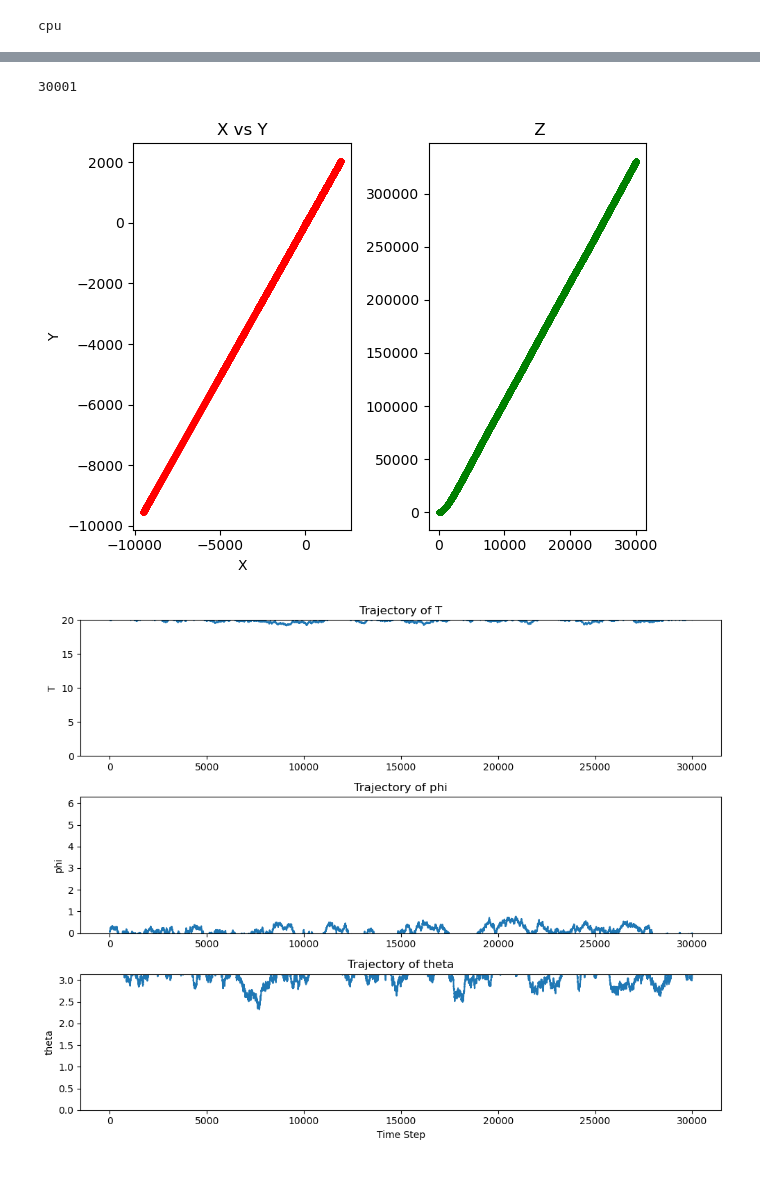
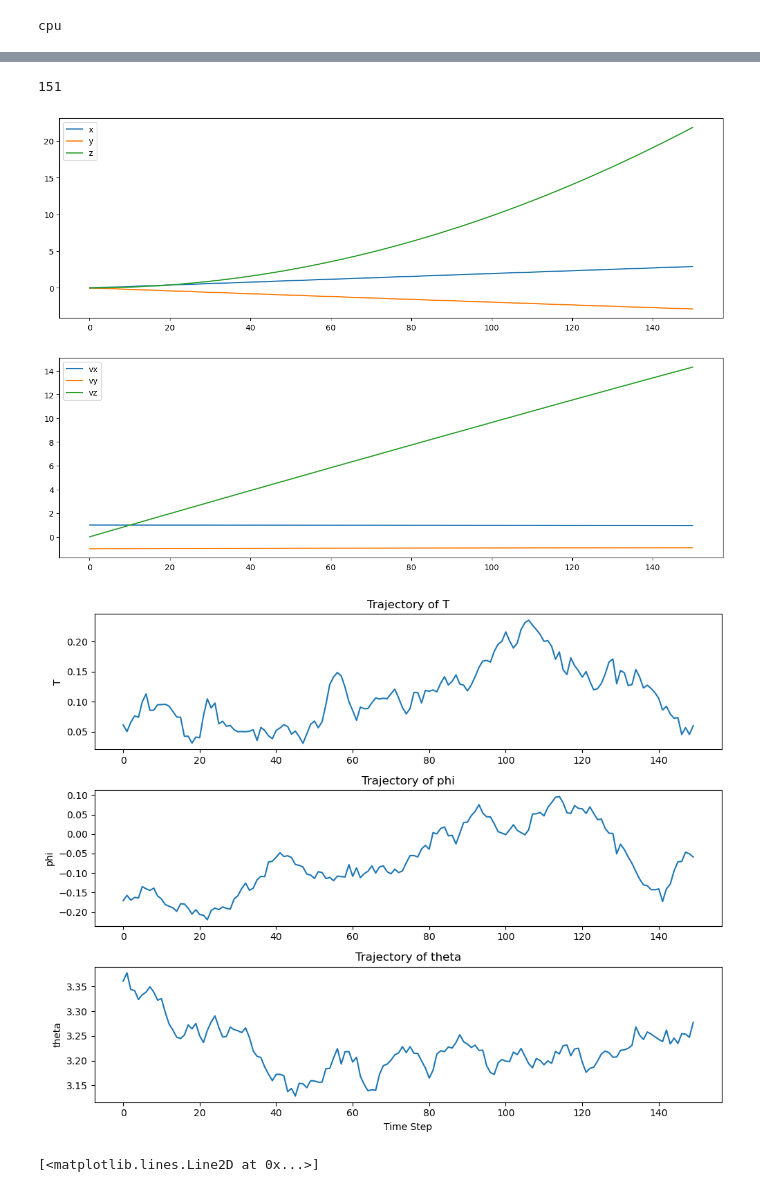
Before and after one commit to BuzzingTaz/RL-Project-2, a Jupyter notebook: DDPG.ipynb, the cells around one changed output, grey strips where cells are left out. Drawn from its saved outputs; the diff is of its cells as text; code cells hidden in the pictures.

```diff
--- a/DDPG.ipynb
+++ b/DDPG.ipynb
@@ -294,19 +295,24 @@ def plot_trajectory(states):
     y = [state[2] for state in states]
     z = [state[4] for state in states]
 
+    vx = [state[1] for state in states]
+    vy = [state[3] for state in states]
+    vz = [state[5] for state in states]
 
-    plt.subplot(1, 2, 1)
-    plt.plot(x, y, 'r.-')
-    plt.title('X vs Y')
-    plt.xlabel('X')
-    plt.ylabel('Y')
+    fig = plt.figure(figsize=(15, 10))
 
-    # Plotting x vs z
-    plt.subplot(1, 2, 2)
-    plt.plot(z, 'g.-')
-    plt.title(' Z')
+    plt.subplot(2, 1, 1)
+    plt.plot(x, label = 'x')
+    plt.plot(y, label = 'y')
+    plt.plot(z, label = 'z')
+    plt.legend()
 
-    plt.tight_layout()
+    plt.subplot(2, 1, 2)
+    plt.plot(vx, label = 'vx')
+    plt.plot(vy, label = 'vy')
+    plt.plot(vz, label = 'vz')
+    plt.legend()
+
     plt.show()
 # %%
 def plot_actions(actions):
@@ -318,17 +324,17 @@ def plot_actions(actions):
     axs[0].plot(range(len(T_values)), T_values)
     axs[0].set_ylabel('T')
     axs[0].set_title('Trajectory of T')
-    axs[0].set_ylim(env.Tmin, env.Tmax)
+    # axs[0].set_ylim(env.Tmin, env.Tmax)
 
     axs[1].plot(range(len(phi_values)), phi_values)
     axs[1].set_ylabel('phi')
     axs[1].set_title('Trajectory of phi')
-    axs[1].set_ylim(env.phimin, env.phimax)
+    # axs[1].set_ylim(env.phimin, env.phimax)
 
     axs[2].plot(range(len(theta_values)), theta_values)
     axs[2].set_ylabel('theta')
     axs[2].set_title('Trajectory of theta')
-    axs[2].set_ylim(env.thetamin, env.thetamax)
+    # axs[2].set_ylim(env.thetamin, env.thetamax)
 
     plt.xlabel('Time Step')
     plt.tight_layout()
@@ -336,32 +342,36 @@ def plot_actions(actions):
 # %%
 state = [0, 1, 0, -1, 0, 0]
 done = False
-score = 0
+score = []
 its = 0
 states = []
 actions = []
 env.reset()
 states.append(env.state)
-while not done and its<30000:
+while not done and its<150:
     act = agent.choose_action(env.state)
     # print(act)
     actions.append(act)
-    state,new_state, reward, done = env.infostep(its,act)
+    state,new_state, done = env.next_state(act)
+    reward = env.reward1()
     states.append(env.state)
-    score+=reward
+    score.append(reward)
     its+=1
 
 print(len(states))
 
 states = np.array(states)
 actions = np.array(actions)
+score = np.array(score)
 # save these two arrays to a file
 np.save('states_DDPG.npy', states)
 np.save('actions_DDPG.npy', actions)
 
 plot_trajectory(states)
 plot_actions(actions)
+plt.plot(range(len(score)), score)
 # %% [output]
-30001
+151
-[figure, old version]
+[figure, new version]
-[figure, old version]
+[figure, new version]
+[<matplotlib.lines.Line2D at 0x...>]
```
Also changed, not shown: parts of 3 cells of this notebook, 2 other files.
